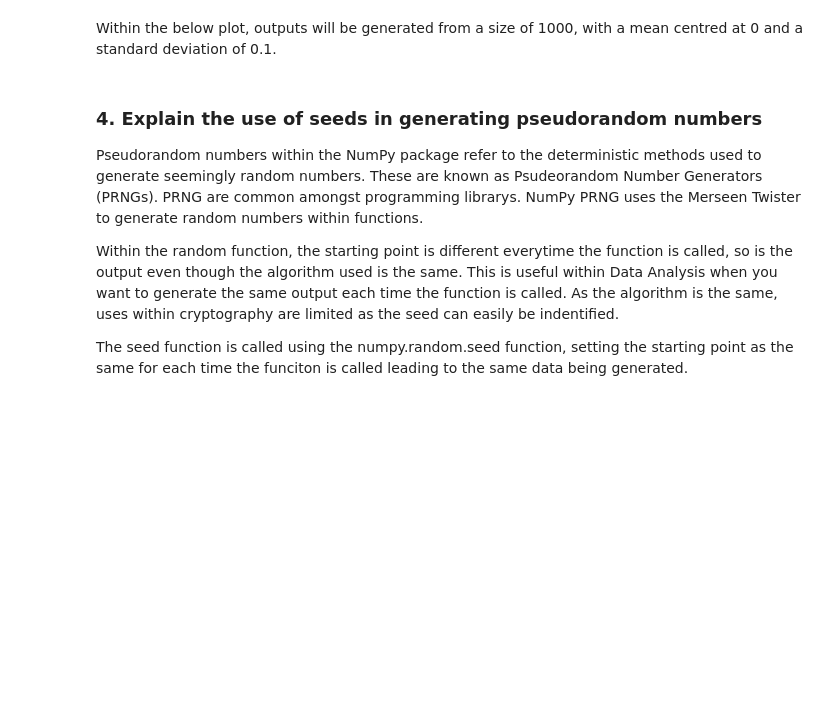
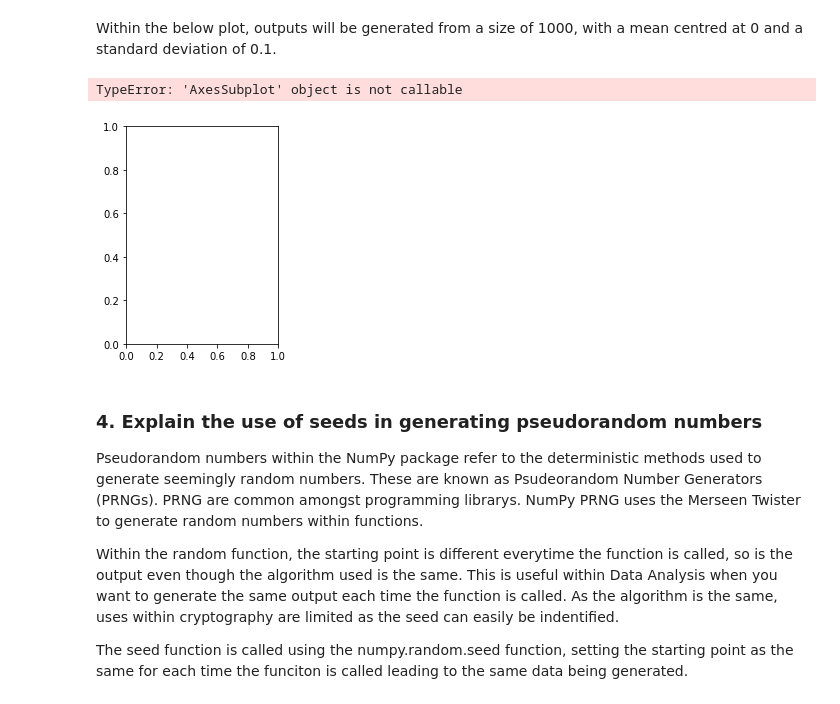
Before and after one commit to martinaobrien/numpy-random, a Jupyter notebook: numpy-random.ipynb, the cells around one changed output. Saved outputs shown, nothing was run; the diff lists cells and outputs as text; code cells hidden in the pictures; blank space fills up the shorter version.

Commit message:
Update numpy-random

```diff
--- a/numpy-random.ipynb
+++ b/numpy-random.ipynb
@@ -488,16 +509,19 @@ Within the below plot, outputs will be generated from a size of 1000, with a mea
 # %%
 import matplotlib.pyplot as plt
 import numpy as np
 
 plt.subplot(1, 2, 1)
-x = np.random.normal(0.0, 1.0, 10000)
-plt.hist(x)
+x1 = np.random.normal(0.0, 1.0, 10000)
+plt.hist(x1)
 
 plt.subplot(1, 2, 2)
 x = np.random.uniform(-3.0, 3.0, 10000)
 plt.hist(x)
 
 plt.show()
+# %% [output]
+TypeError: 'AxesSubplot' object is not callable
+[figure, added]
 # %% [markdown]
 <a id='section4'></a>
 ### 4. Explain the use of seeds in generating pseudorandom numbers
```
Also changed, not shown: parts of 27 cells of this notebook, 1 other file.
